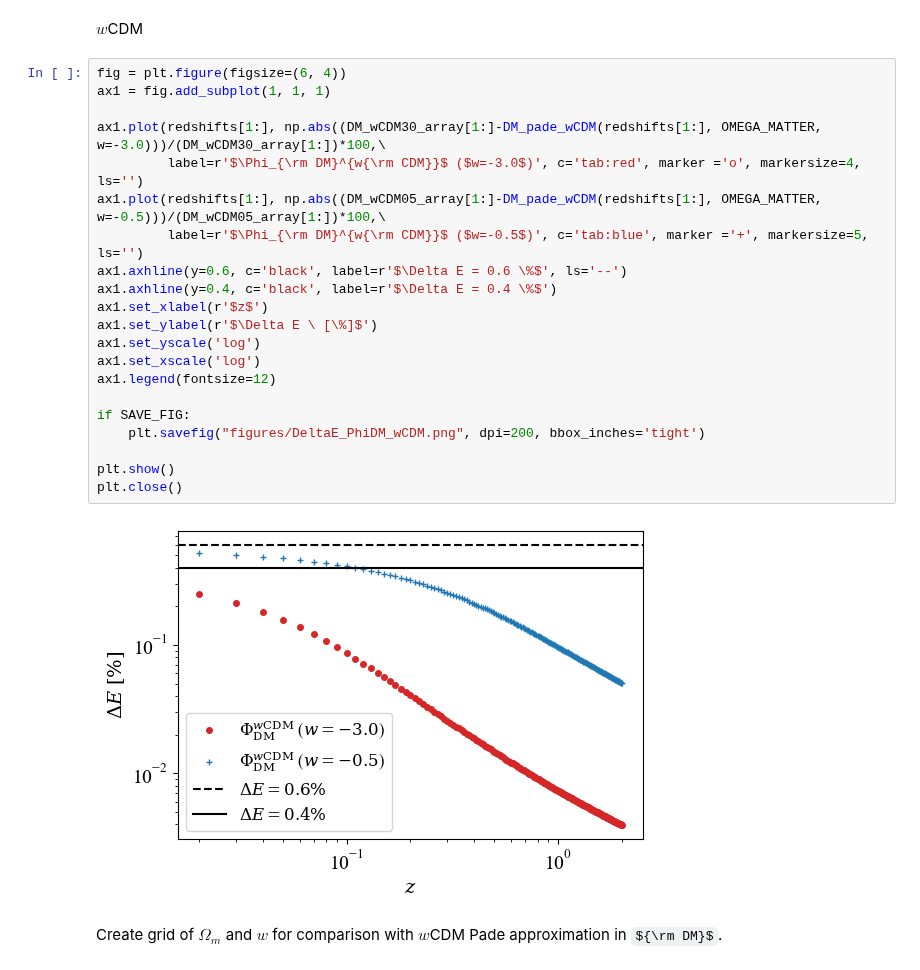
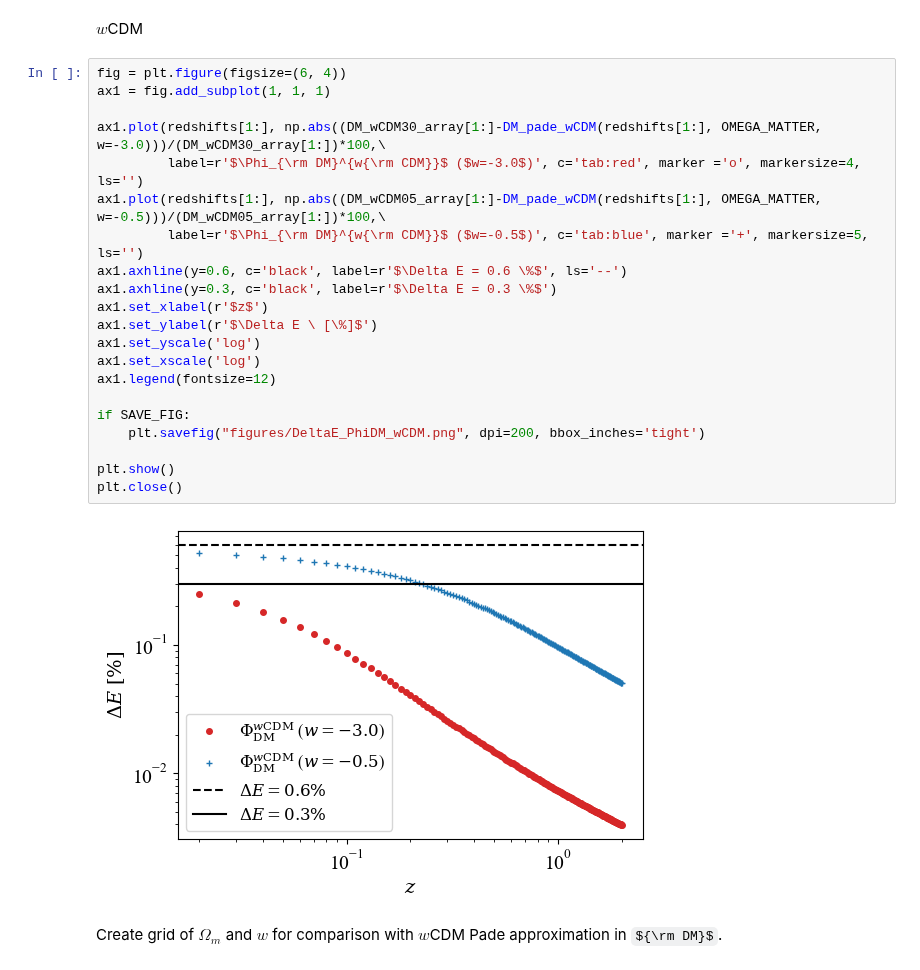
Before and after one commit to MariosNT/FRB_GW_association_cosmo, a Jupyter notebook: Notebooks/FRB_cosmo/DM_cosmic_Pade.ipynb, the cells around one changed output. Drawn from its saved outputs; the diff is of its cells as text; some formulas as TeX source.

```diff
--- a/Notebooks/FRB_cosmo/DM_cosmic_Pade.ipynb
+++ b/Notebooks/FRB_cosmo/DM_cosmic_Pade.ipynb
@@ -632,26 +632,26 @@ $w$CDM
 # %%
 fig = plt.figure(figsize=(6, 4))
 ax1 = fig.add_subplot(1, 1, 1)
 
 ax1.plot(redshifts[1:], np.abs((DM_wCDM30_array[1:]-DM_pade_wCDM(redshifts[1:], OMEGA_MATTER, w=-3.0)))/(DM_wCDM30_array[1:])*100,\
          label=r'$\Phi_{\rm DM}^{w{\rm CDM}}$ ($w=-3.0$)', c='tab:red', marker ='o', markersize=4, ls='')
 ax1.plot(redshifts[1:], np.abs((DM_wCDM05_array[1:]-DM_pade_wCDM(redshifts[1:], OMEGA_MATTER, w=-0.5)))/(DM_wCDM05_array[1:])*100,\
          label=r'$\Phi_{\rm DM}^{w{\rm CDM}}$ ($w=-0.5$)', c='tab:blue', marker ='+', markersize=5, ls='')
 ax1.axhline(y=0.6, c='black', label=r'$\Delta E = 0.6 \%$', ls='--')
-ax1.axhline(y=0.4, c='black', label=r'$\Delta E = 0.4 \%$')
+ax1.axhline(y=0.3, c='black', label=r'$\Delta E = 0.3 \%$')
 ax1.set_xlabel(r'$z$')
 ax1.set_ylabel(r'$\Delta E \ [\%]$')
 ax1.set_yscale('log')
 ax1.set_xscale('log')
 ax1.legend(fontsize=12)
 
 if SAVE_FIG:
     plt.savefig("figures/DeltaE_PhiDM_wCDM.png", dpi=200, bbox_inches='tight')
 
 plt.show()
 plt.close()
 # %% [output]
-[figure, old version]
+[figure, new version]
 # %% [markdown]
 Create grid of $\Omega_m$ and $w$ for comparison with $w$CDM Pade approximation in ${\rm DM}$.
 # %%
```
Also changed, not shown: parts of 13 cells of this notebook.
